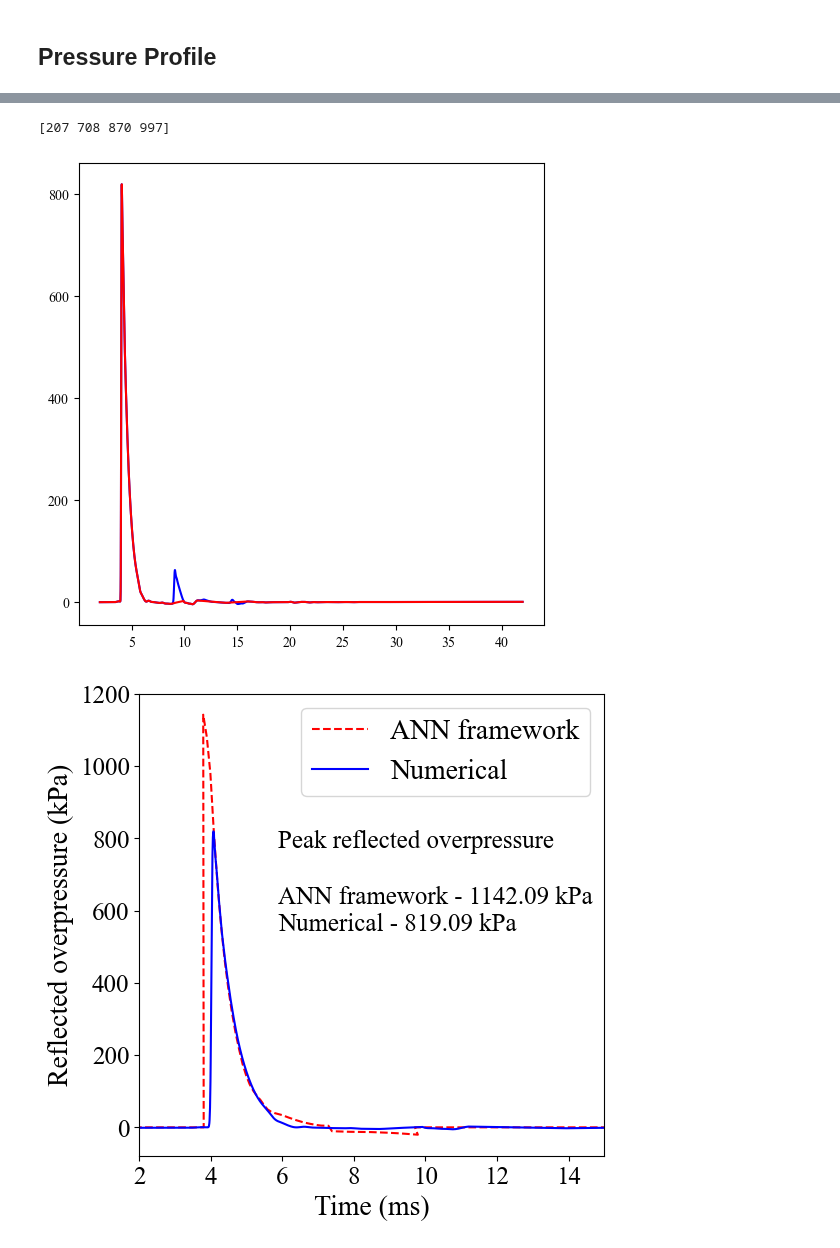
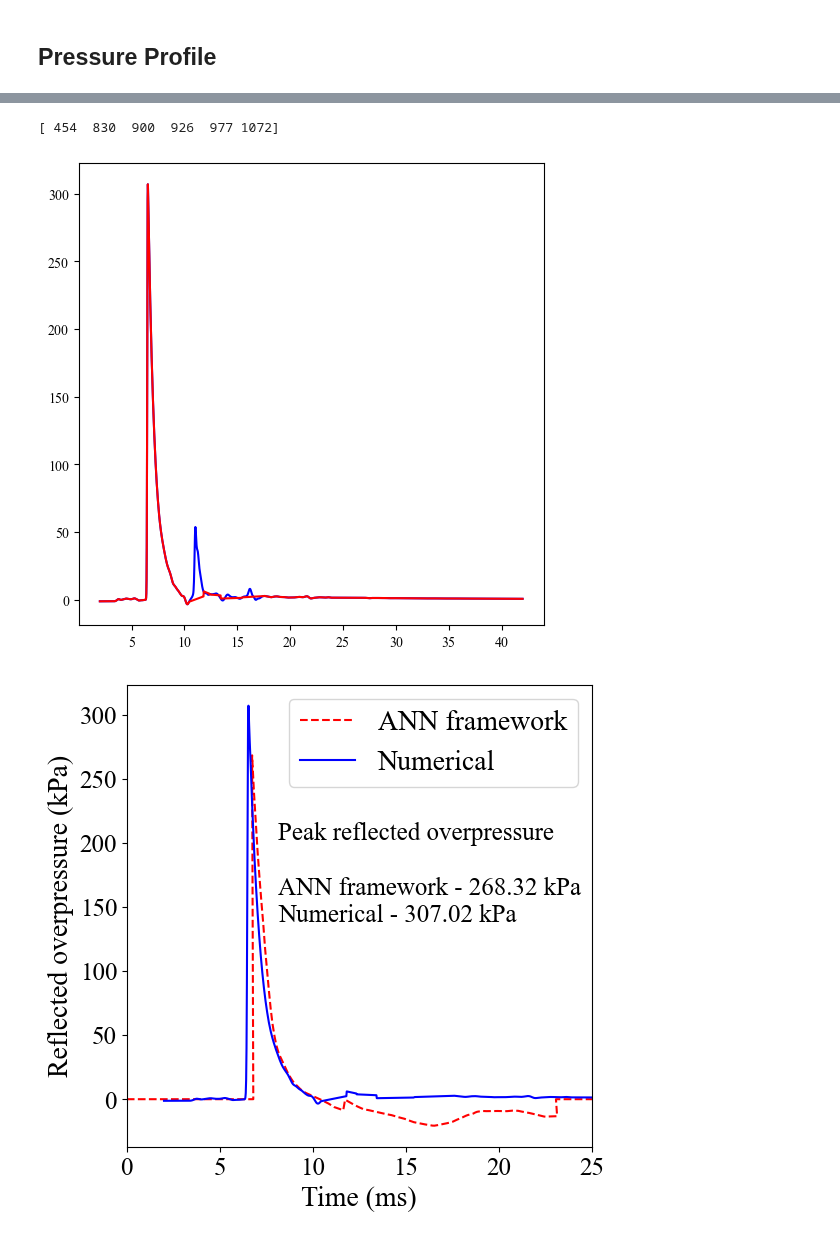
Before and after one commit to ChamodiWidanage/Pressure_history_2, a Jupyter notebook: RP_Combined_Code_All_Sections.ipynb, the cells around one changed output, grey strips where cells are left out. Cells and saved outputs as stored; diff of their text form; code cells hidden in the pictures.

```diff
--- a/RP_Combined_Code_All_Sections.ipynb
+++ b/RP_Combined_Code_All_Sections.ipynb
@@ -37,7 +40,7 @@ sc6 = pickle.load(open('RP_Section_6_new/Section6_new_scaler_ANN_1.pkl', 'rb'))
 # %%
 Mass = 17.3
 Standoff_distance = 4.5
-Angle = 5
+Angle = 40
 termination_time = 40
 interval = 0.1
 # %% [markdown]
@@ -66,38 +69,44 @@ def stable_state(start, end, interval):
 
 def p_fluctuation(standoff_distance, d_set):
     if 1.5 <= standoff_distance <= 3:
-        d_set[:,0:3] = sc1.transform(d_set[:,0:3])
+        d_set[:,0:4] = sc1.transform(d_set[:,0:4])
         p_f = ann1.predict(d_set)
+        section = 1
 
     elif 3 < standoff_distance <= 7:
-        d_set[:,0:3] = sc2.transform(d_set[:,0:3])
+        d_set[:,0:4] = sc2.transform(d_set[:,0:4])
         p_f = ann2.predict(d_set)
+        section = 2
 
     elif 7 < standoff_distance <= 13:
-        d_set[:,0:3] = sc3.transform(d_set[:,0:3])
+        d_set[:,0:4] = sc3.transform(d_set[:,0:4])
         p_f = ann3.predict(d_set)
+        section = 3
 
     elif 13 < standoff_distance <= 19:
-        d_set[:,0:3] = sc4.transform(d_set[:,0:3])
+        d_set[:,0:4] = sc4.transform(d_set[:,0:4])
         p_f = ann4.predict(d_set)
+        section = 4
 
     elif 19 < standoff_distance <= 25:
-        d_set[:,0:3] = sc5.transform(d_set[:,0:3])
+        d_set[:,0:4] = sc5.transform(d_set[:,0:4])
         p_f = ann5.predict(d_set)
+        section = 5
 
     elif 25 < standoff_distance <= 30:
-        d_set[:,0:3] = sc6.transform(d_set[:,0:3])
+        d_set[:,0:4] = sc6.transform(d_set[:,0:4])
         p_f = ann6.predict(d_set)
+        section = 6
 
     else:
         print ("Out of trained range")
-    return p_f
+    return p_f, section
 
-def p_fluctuation2(d_set):
+'''def p_fluctuation2(d_set):
     d_set[:,0:4] = sc2.transform(d_set[:,0:4])
     p_f = ann2.predict(d_set)
 
-    return p_f
+    return p_f'''
 
 if termination_time < arrival_time:
     start = 0
@@ -142,7 +151,7 @@ a2 = np.repeat(Angle, len(t2)).reshape(len(t2),1)
 d_set = np.concatenate ((m2, d2, a2, t2, ph2), axis = 1)
 
 #p2 = p_fluctuation(Standoff_distance, d_set)
-p2 = p_fluctuation2(d_set)
+p2, section = p_fluctuation(Standoff_distance,d_set)
 p2 = p2.reshape((-1, 1))
 values2 = np.concatenate ((t2, p2), axis = 1)
 
@@ -153,4 +162,5 @@ if 'values2' in globals():
         ml_model = np.concatenate((ml_model, values3), axis=0)
 else:
     ml_model = values1
+print (section)
 # %% [output]
@@ -170,7 +181,7 @@ Pressure_adj = 101.25
 lsdyna['Time'] = (lsdyna['Time']*1000)+ Time_adj
 lsdyna['Pressure'] = (lsdyna['Pressure']/1000)- Pressure_adj
 # %%
-file_path = Path('G:/Chamodi/LSDYNA3D/RP_TH_models/RP_Comparison_with_Numerical/2.2m15.8kg/8.xlsx')
+file_path = Path('H:/Chamodi/LSDYNA/Reflected_pressure/RP_Comparison_with_Numerical/4.5m17.3kg/8.xlsx')
 lsdyna = pd.read_excel(file_path, names = ["Time", "Pressure"])
 
 lsdyna['Time'] = (lsdyna['Time']*1000)
@@ -235,30 +246,30 @@ plt.plot(lsdyna['Time'], lsdyna['Pressure'], color = 'blue',label = 'Numerical')
 plt.plot(lsdyna['Time'], y2, color = 'red',label = 'Numerical')
 plt.show()
 # %% [output]
-[207 708 870 997]
+[ 454  830  900  926  977 1072]
-[figure, old version]
+[figure, new version]
 # %%
 X1 = ml_model[:,0]
 y1 = ml_model[:,1]
 
 
 plt.figure(figsize=(6,6))
 plt.rcParams["font.family"] = "Times New Roman"
 plt.plot(X1, y1, linestyle = 'dashed', color = 'red', label = 'ANN framework')
 plt.plot(X2, y2, color = 'blue',label = 'Numerical')
 plt.ylabel('Reflected overpressure (kPa)',fontsize = 20)
 plt.xlabel('Time (ms)',fontsize = 20)
 plt.xticks(fontsize = 18)
 plt.yticks(fontsize = 18)
 plt.legend(fontsize = 20)
 
 # Create the annotation text
 annotation_text = (f'Peak reflected overpressure\n\nANN framework - {round(max(y1), 2)} kPa\n'
                    f'Numerical - {round(max(y2), 2)} kPa')
 
 plt.annotate(annotation_text,xy=(0.4,0.5), xycoords='figure fraction', fontsize=18)
-plt.xlim (2, termination_time)
-plt.savefig('RP_Num&ANN_Comparison/Section2_4.5m17.3kg/5deg1.png', dpi=150, bbox_inches='tight')
+plt.xlim (0, 25)
+plt.savefig(f'RP_Num&ANN_Comparison/Section{section}_{Standoff_distance}m{Mass}kg/{Angle}deg1.png', dpi=150, bbox_inches='tight')
 plt.show()
 # %% [output]
-[figure, old version]
+[figure, new version]
```
Also changed, not shown: parts of 3 cells of this notebook, 7 other files.
